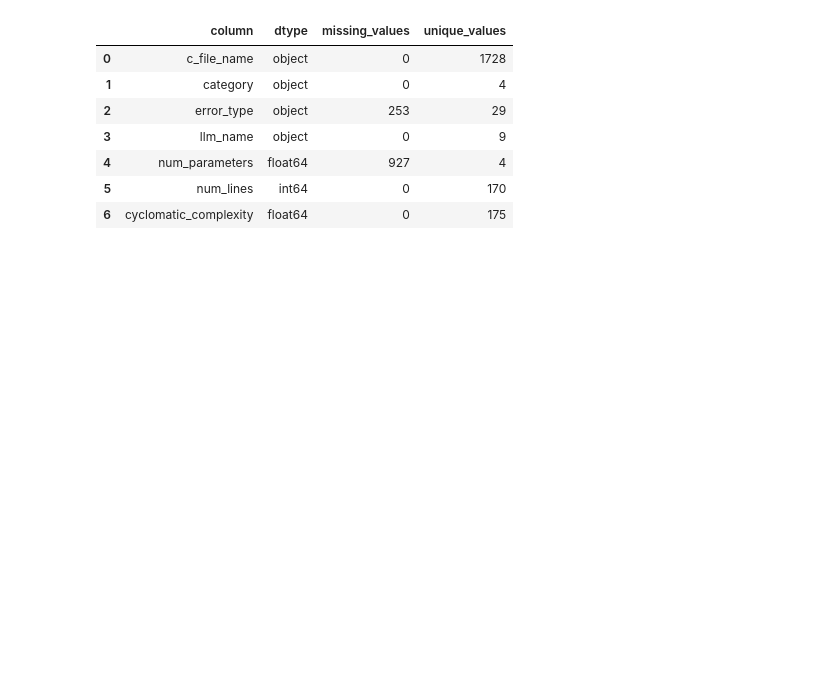
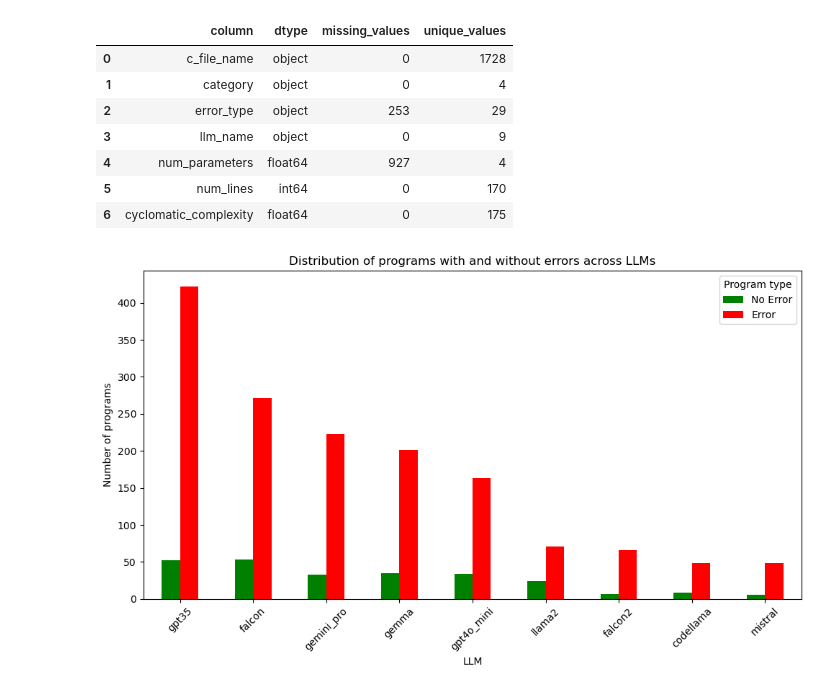
Before and after one commit to aniela2906/Propabilistic_programming_exam2026, a Jupyter notebook: exam.ipynb, the cells around one changed output. Drawn from its saved outputs; the diff is of its cells as text; code cells hidden in the pictures; blank space fills up the shorter version.

```diff
--- a/exam.ipynb
+++ b/exam.ipynb
@@ -105,3 +112,22 @@ summary
 | 4 | num_parameters | float64 | 927 | 4 |
 | 5 | num_lines | int64 | 0 | 170 |
 | 6 | cyclomatic_complexity | float64 | 0 | 175 |
+# %%
+grouped = grouped[["No Error", "Error"]]
+
+grouped.plot(
+    kind="bar",
+    figsize=(10, 6),
+    color=["green", "red"]
+)
+
+plt.title("Distribution of programs with and without errors across LLMs")
+plt.xlabel("LLM")
+plt.ylabel("Number of programs")
+plt.xticks(rotation=45)
+plt.legend(title="Program type")
+
+plt.tight_layout()
+plt.show()
+# %% [output]
+[figure, added]
```
Also changed, not shown: parts of 27 cells of this notebook.
